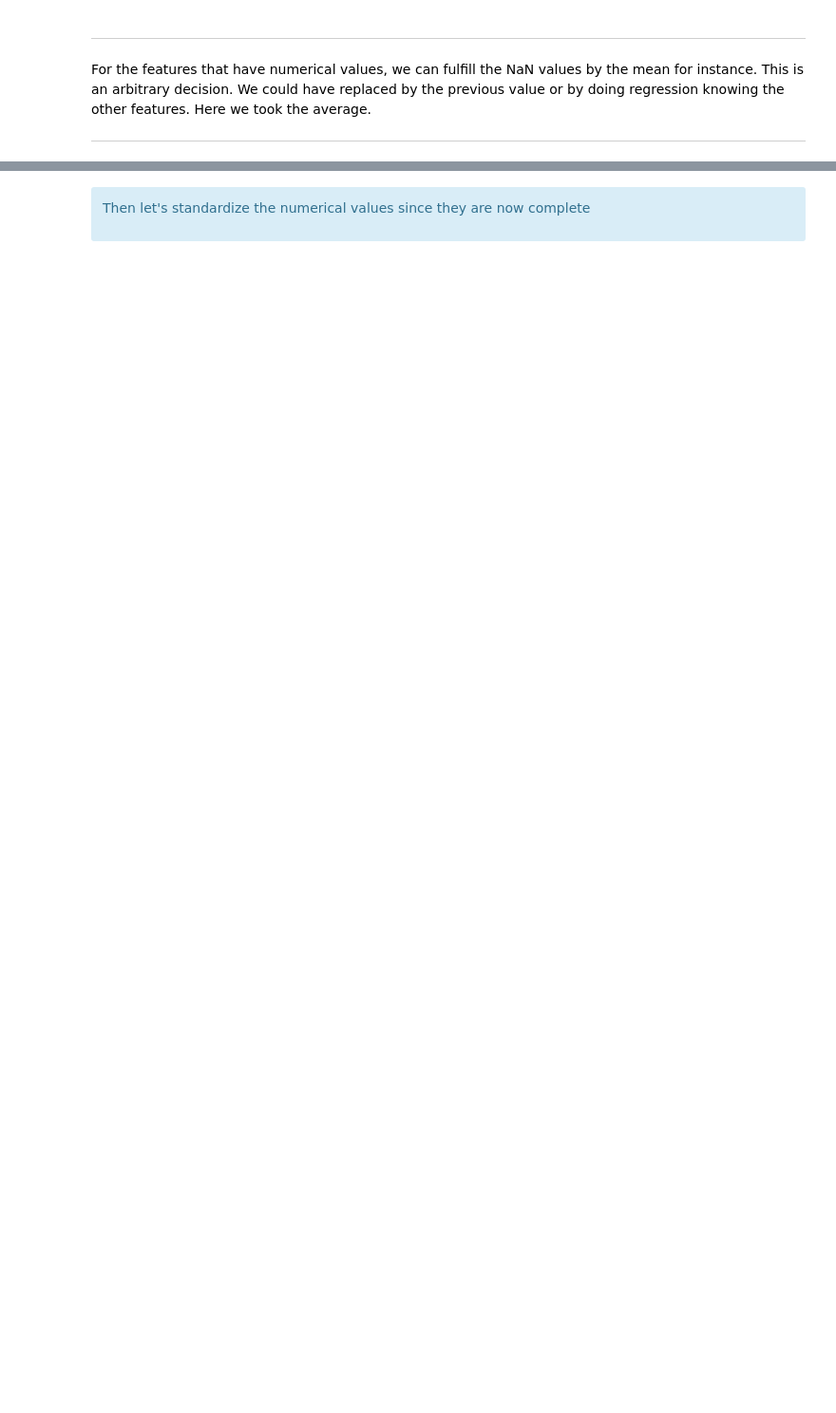
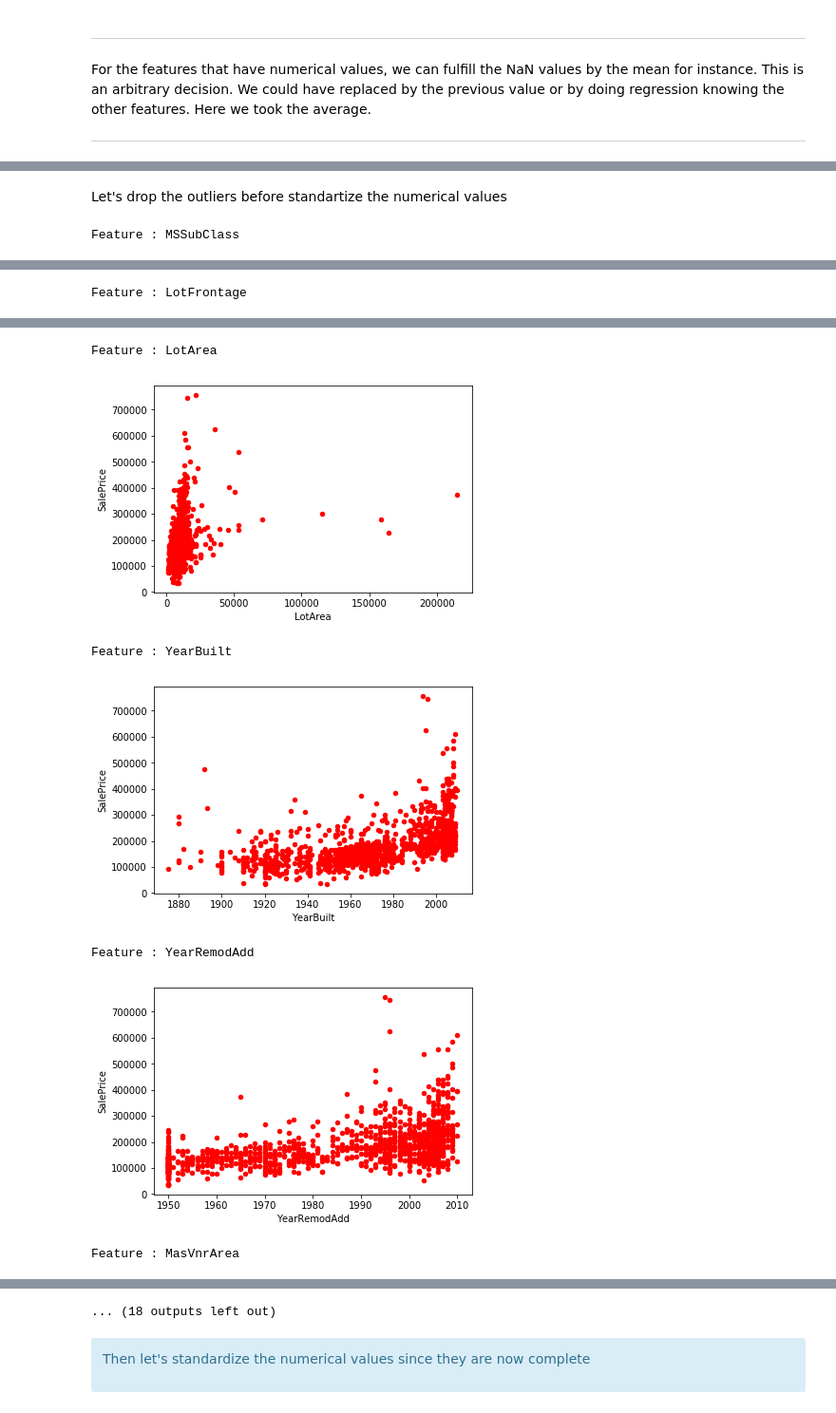
Before and after one commit to Makubu/AML, a Jupyter notebook: Chall2_Houses_Prediction/house_pricing_challenge.ipynb, the cells around one changed output, grey strips where cells are left out. Shown: that part at 95% size. Saved outputs shown, nothing was run; the diff lists cells and outputs as text; code cells hidden in the pictures; blank space fills up the shorter version.

```diff
--- a/Chall2_Houses_Prediction/house_pricing_challenge.ipynb
+++ b/Chall2_Houses_Prediction/house_pricing_challenge.ipynb
@@ -480,0 +473,15 @@ dataset.head()
+# %% [markdown]
+Let's drop the outliers before standartize the numerical values
+# %%
+# Plot the Saleprice depending on the float features
+numerical_features_types = dataset.dtypes!=object
+numerical_features = dataset.columns[numerical_features_types].tolist()
+for feature in numerical_features :
+    # Plot the numerical features with more than 10 different values (not the K encoded ones)
+    if (len(dataset[feature].unique()) > 10 and feature != 'SalePrice') :
+        print('Feature : {}'.format(feature))
+
+        dataset.plot(kind = 'scatter', x=feature,y='SalePrice' , color = 'r')
+        plt.show()
+# %% [output]
+Feature : MSSubClass
@@ -480,0 +489 @@ dataset.head()
+Feature : LotFrontage
@@ -480,0 +491,7 @@ dataset.head()
+Feature : LotArea
+[figure, added]
+Feature : YearBuilt
+[figure, added]
+Feature : YearRemodAdd
+[figure, added]
+Feature : MasVnrArea
@@ -480,0 +499 @@ dataset.head()
+... (18 outputs left out)
```
Also changed, not shown: parts of 61 cells of this notebook.
